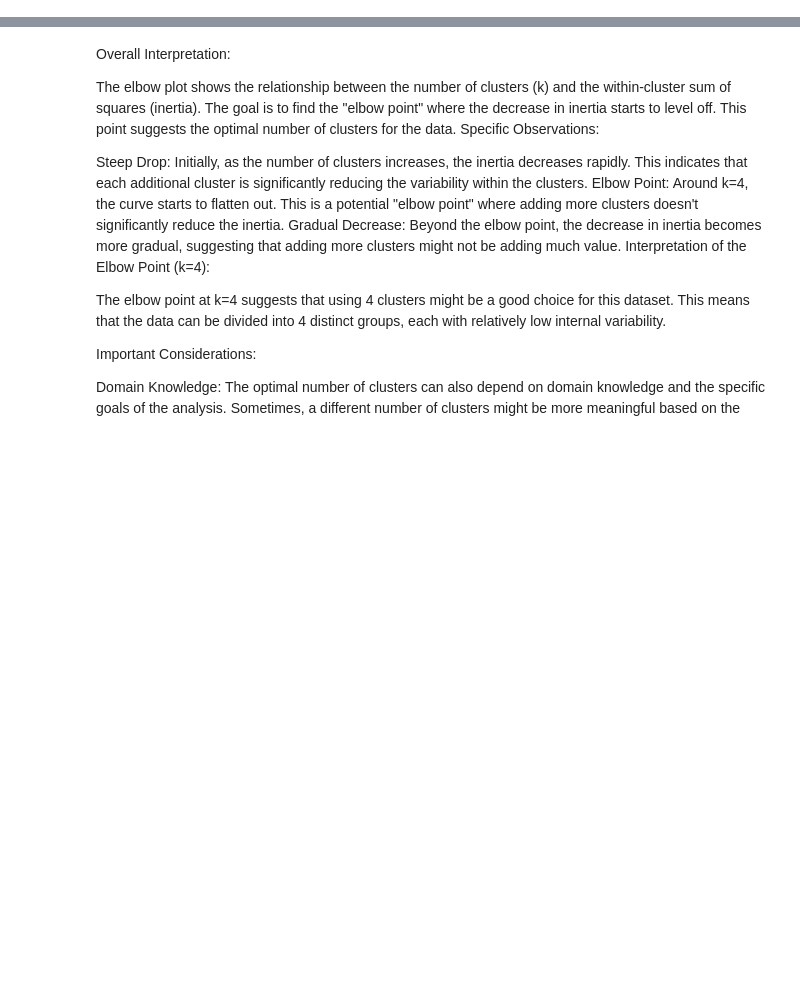
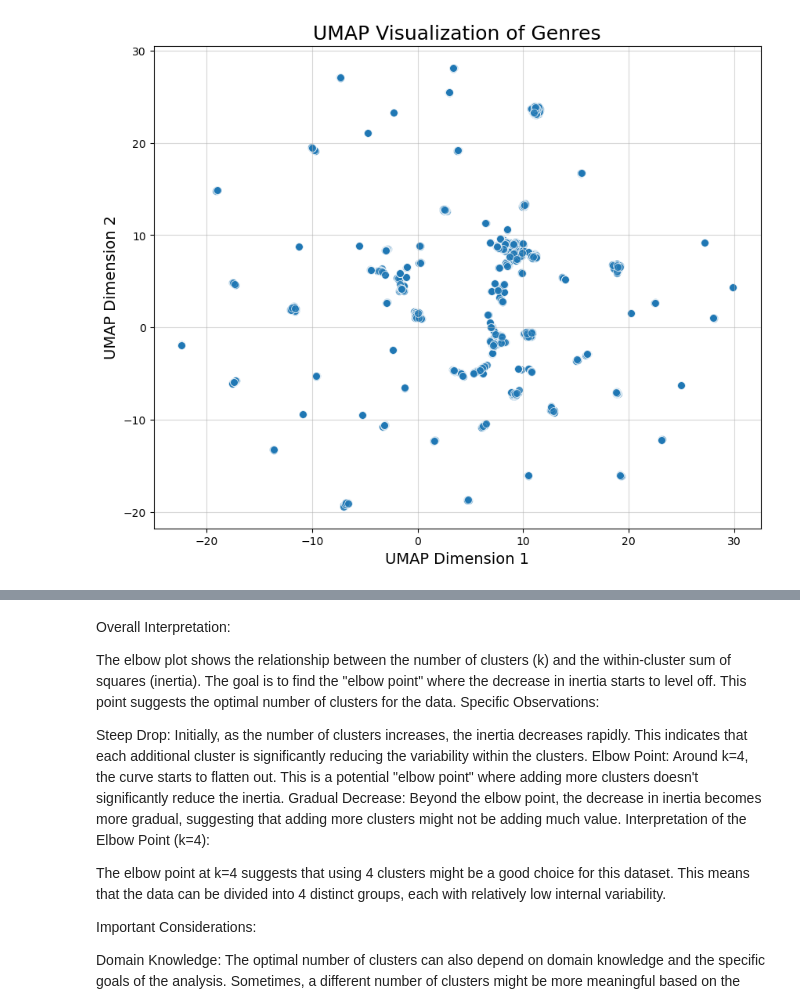
Before and after one commit to t-anderson21/stat486_finalproject, a Jupyter notebook: Clustering_andXGBclassifier.ipynb, the cells around one changed output, grey strips where cells are left out. Drawn from its saved outputs; the diff is of its cells as text; code cells hidden in the pictures; blank space fills up the shorter version.

Commit message:
models and other algorithms pretty much complete

```diff
--- a/Clustering_andXGBclassifier.ipynb
+++ b/Clustering_andXGBclassifier.ipynb
@@ -93,0 +137,20 @@ print(kmeans.cluster_centers_.shape)
+# %%
+import umap.umap_ as umap
+
+# Perform UMAP
+umap_model = umap.UMAP(n_neighbors=15, min_dist=0.1, n_components=2, random_state=42)
+umap_result = umap_model.fit_transform(genre_data)
+
+# Create a DataFrame for UMAP results
+umap_df = pd.DataFrame(umap_result, columns=['UMAP1', 'UMAP2'])
+
+# Plot UMAP results
+plt.figure(figsize=(10, 8))
+sns.scatterplot(x='UMAP1', y='UMAP2', data=umap_df, s=50, alpha=0.8)
+plt.title('UMAP Visualization of Genres', fontsize=18)
+plt.xlabel('UMAP Dimension 1', fontsize=14)
+plt.ylabel('UMAP Dimension 2', fontsize=14)
+plt.grid(alpha=0.5)
+plt.show()
+# %% [output]
+[figure, added]
```
Also changed, not shown: parts of 32 cells of this notebook, 4 other files.
